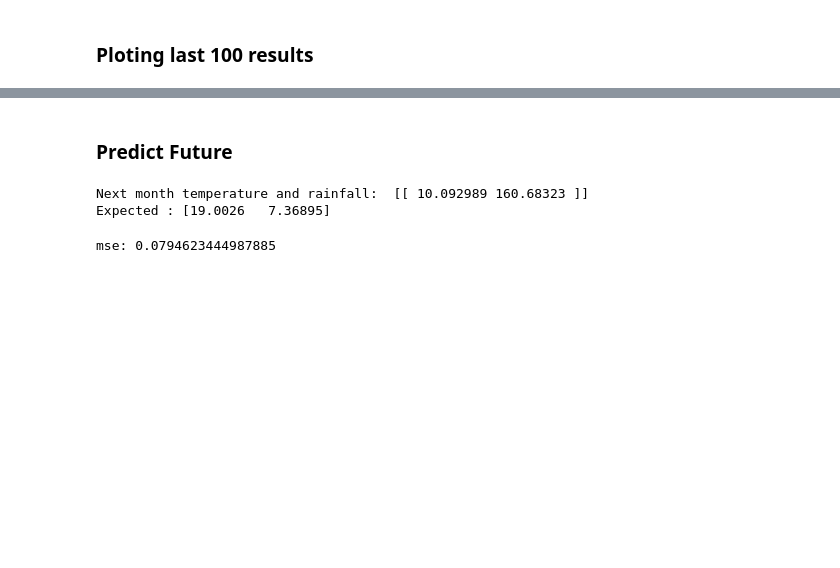
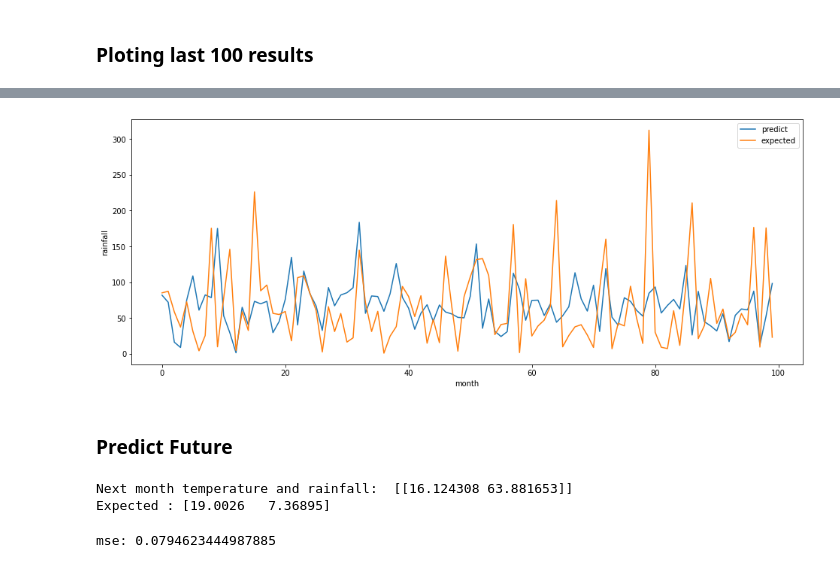
Before and after one commit to BrunoEMendes/Google_colab_NN, a Jupyter notebook: MutiLayerGRU.ipynb, the cells around one changed output, grey strips where cells are left out. Drawn from its saved outputs; the diff is of its cells as text; code cells hidden in the pictures; blank space fills up the shorter version.

```diff
--- a/MutiLayerGRU.ipynb
+++ b/MutiLayerGRU.ipynb
@@ -579,3 +589,13 @@ Evaluate test dada
+# %%
+plt.figure(1, figsize =(16, 6))
+pred_plot,  = plt.plot(range(0, len(y_predict_inverted)), y_predict_inverted[:, 1], label = 'predict')
+expec_plot,  = plt.plot(range(0, len(y_test_inverted)), y_test_inverted[:, 1], label = 'expected')
+plt.legend(handles=[pred_plot, expec_plot])
+plt.xlabel('month')
+plt.ylabel('rainfall')
+plt.show()
+# %% [output]
+[figure, added]
 # %% [markdown]
 ### Predict Future
 # %%
@@ -584,12 +604,12 @@ for i in range(Xtrain.shape[0], Xtrain.shape[0] + 1):
   X_future.append(Xtrain[i - time_steps: i, :])
 
 X_future = np.array(X_future)
-y_future = model.predict(X_future)
+y_future = model_mld_gru.predict(X_future)
 y_future_inversed = inverse_scaling(y_future)
 print('Next month temperature and rainfall: ', y_future_inversed[:5])
 print('Expected :', inverse_scaling(y_test)[0, :])
 # %% [output]
-Next month temperature and rainfall:  [[ 10.092989 160.68323 ]]
+Next month temperature and rainfall:  [[16.124308 63.881653]]
 Expected : [19.0026   7.36895]
 # %%
 n_months_predict =  48
```
Also changed, not shown: parts of 3 cells of this notebook.
